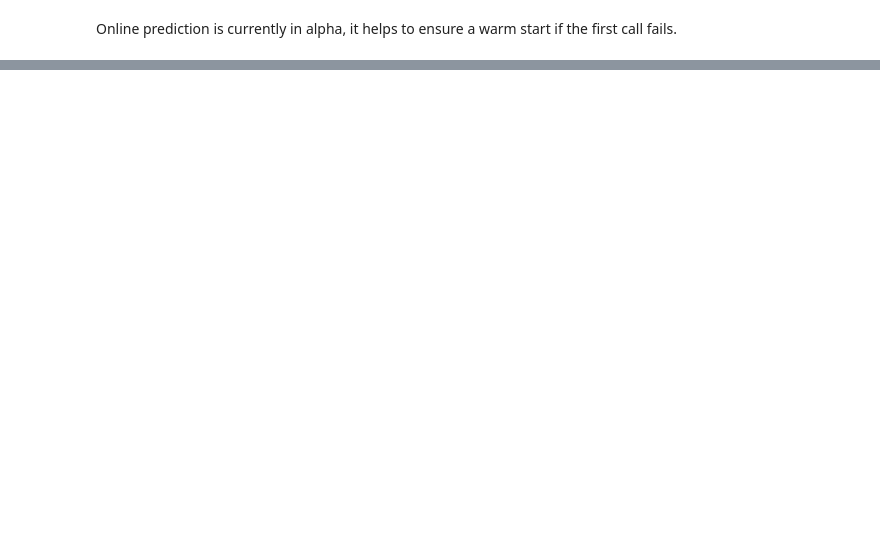
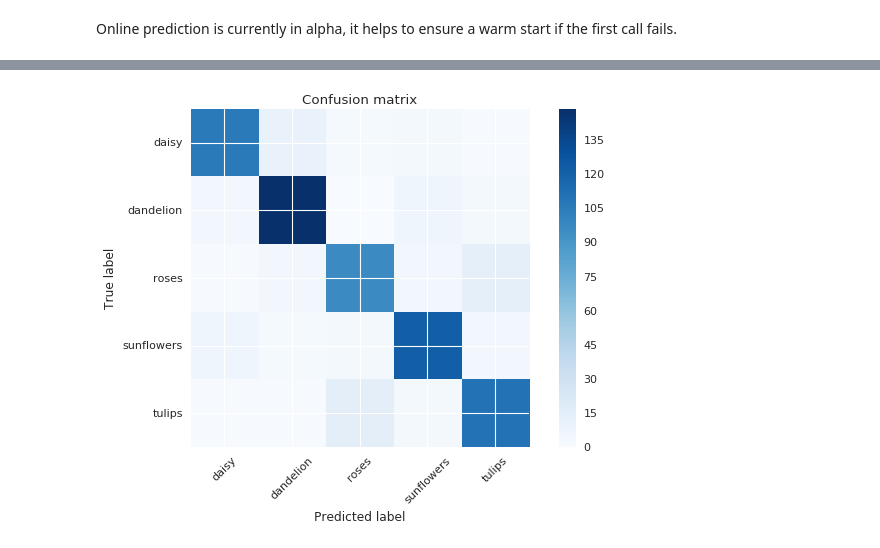
Before and after one commit to googledatalab/notebooks, a Jupyter notebook: hackathon/image/flower/Cloud.ipynb, the cells around one changed output, grey strips where cells are left out. Drawn from its saved outputs; the diff is of its cells as text; code cells hidden in the pictures; blank space fills up the shorter version.

Commit message:
Update Flower Samples.

```diff
--- a/hackathon/image/flower/Cloud.ipynb
+++ b/hackathon/image/flower/Cloud.ipynb
@@ -119,0 +145,4 @@ Click here to track batch prediction job.
+# %%
+ConfusionMatrix.from_bigquery('flower.eval_results_full').plot()
+# %% [output]
+[figure, added]
```
Also changed, not shown: parts of 13 cells of this notebook, 1 other file.
